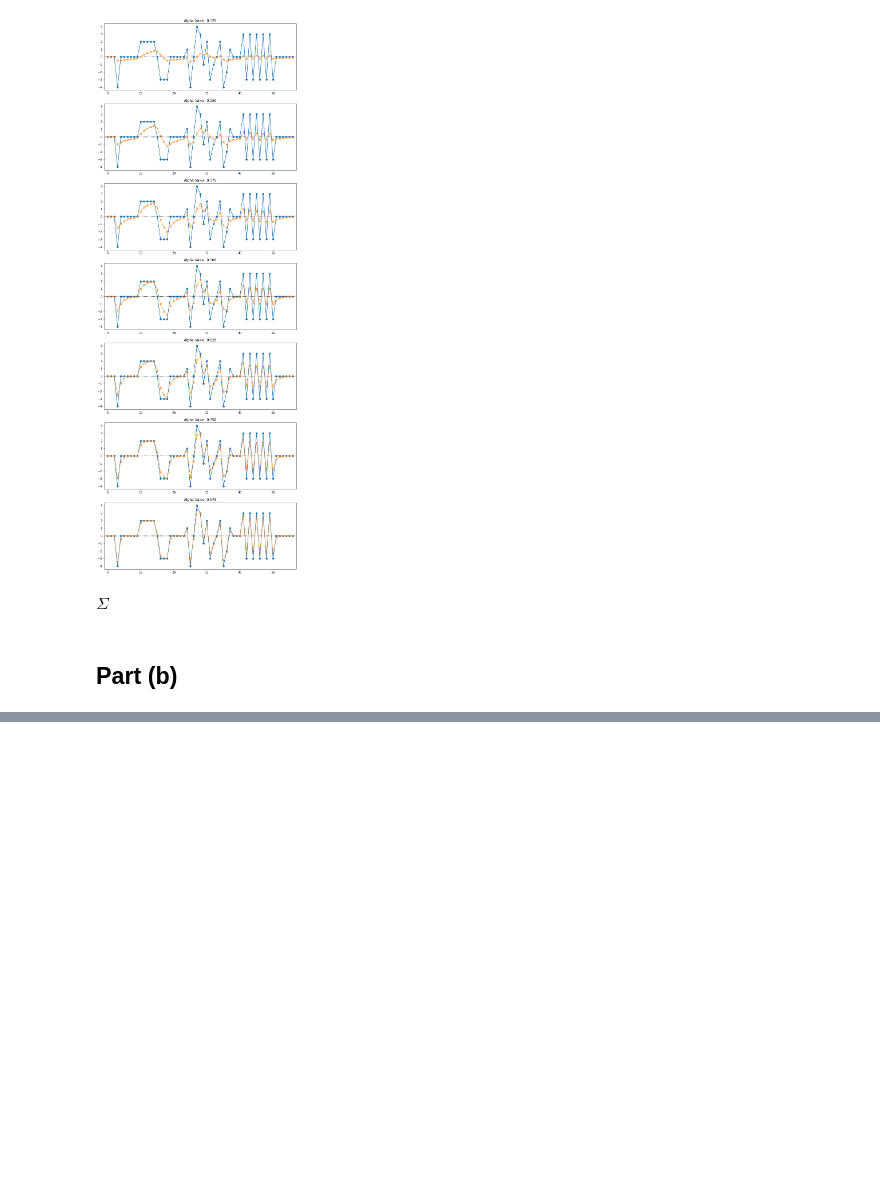
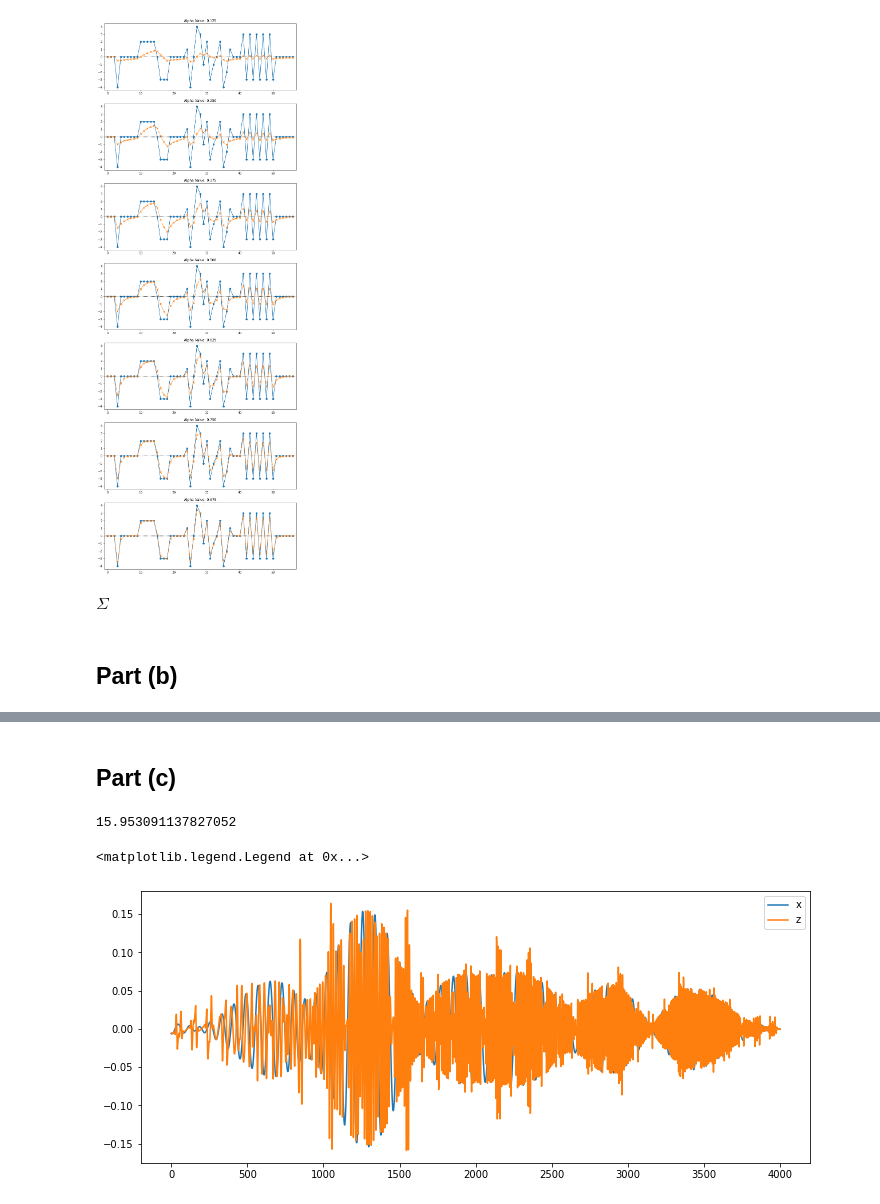
Before and after one commit to DasAnish/DSP_assignments, a Jupyter notebook: DSP_Assignment1.ipynb, the cells around one changed output, grey strips where cells are left out. Drawn from its saved outputs; the diff is of its cells as text; code cells hidden in the pictures; blank space fills up the shorter version.

```diff
--- a/DSP_Assignment1.ipynb
+++ b/DSP_Assignment1.ipynb
@@ -111,0 +110,50 @@ ValueError: operands could not be broadcast together with shapes (330,) (0,)
+# %% [markdown]
+## Part (c)
+# %%
+r = np.random.normal(0, 1, 3000)
+r = np.concatenate([np.zeros(500), r, np.zeros(500)])
+
+b, a = signal.cheby2(3, 30, [31/1500, 44/1500], "bandpass", output='ba')
+x = signal.filtfilt(b, a, r)
+# %%
+y = [x[i] if i%100 == 0 else 0 for i in range(len(x))]
+# %%
+def reconstruction_filter_b(t, X, fs):
+    # t is the timestamp we are looking for
+    # Fs is original frequency of sampling 300
+    # X is the new sampled signal
+    # fs is the new sampling frequency
+    n = len(X)
+    l = t*fs - np.arange(len(X))
+
+    l1 = np.multiply(l, np.arange(n))
+    l1 = np.sinc(l1)
+    l1 = np.multiply(l1, np.arange(n))
+
+    l2 = np.multiply(l, np.arange(1, n+1))
+    l2 = np.sinc(l2)
+    l2 = np.multiply(l2, np.arange(1, n+1))
+
+    sincs = l2 - l1
+
+    return np.dot(sincs, X)
+# %%
+z = []
+X = np.array([y[i] if i%100 == 0 else -1 for i in range(len(y))])
+X = X[X != -1]
+Fs = 3000
+fs = 30
+for i in range(len(y)):
+    z.append(reconstruction_filter_b(i/Fs, X, fs))
+# %%
+N=4000
+indexes = np.arange(len(y))
+plt.plot(indexes[:N], x[:N], label='x')
+plt.plot(indexes[:N], z[:N], label='z')
+print(np.sum((x-z)**2))
+plt.gcf().set_size_inches(12., 5., forward=True)
+plt.legend()
+# %% [output]
+15.953091137827052
+<matplotlib.legend.Legend at 0x...>
+[figure, added]
```
Also changed, not shown: parts of 7 cells of this notebook, 1 other file.
